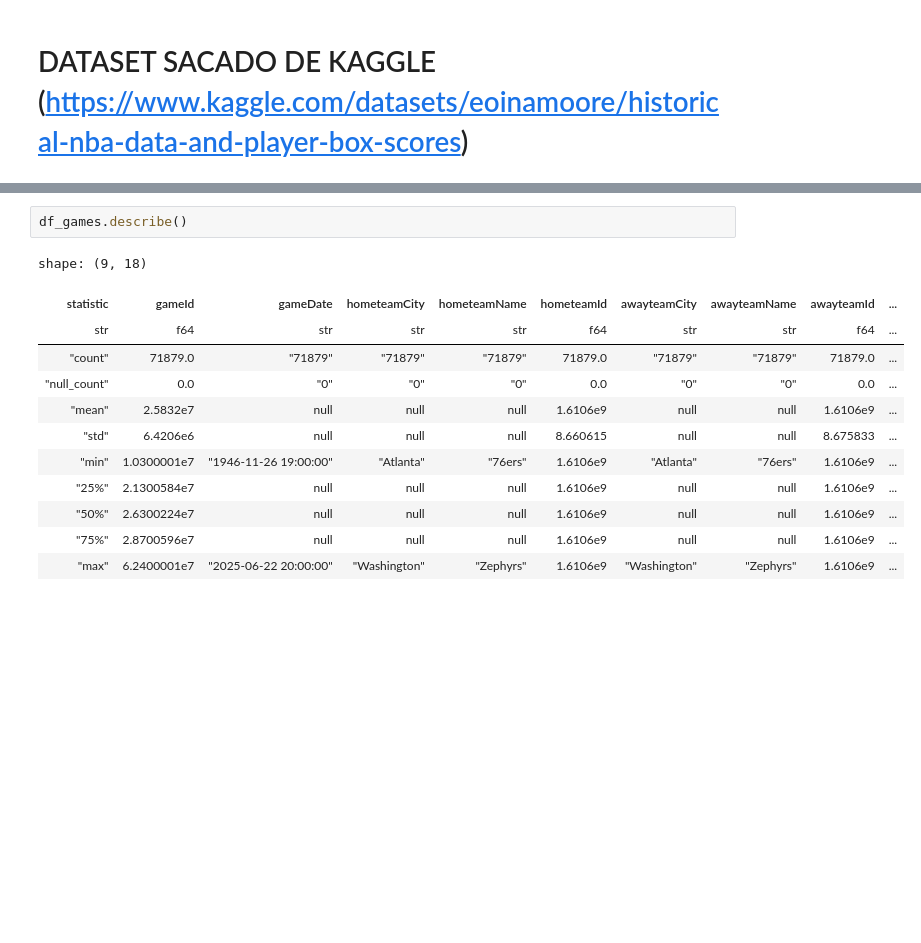
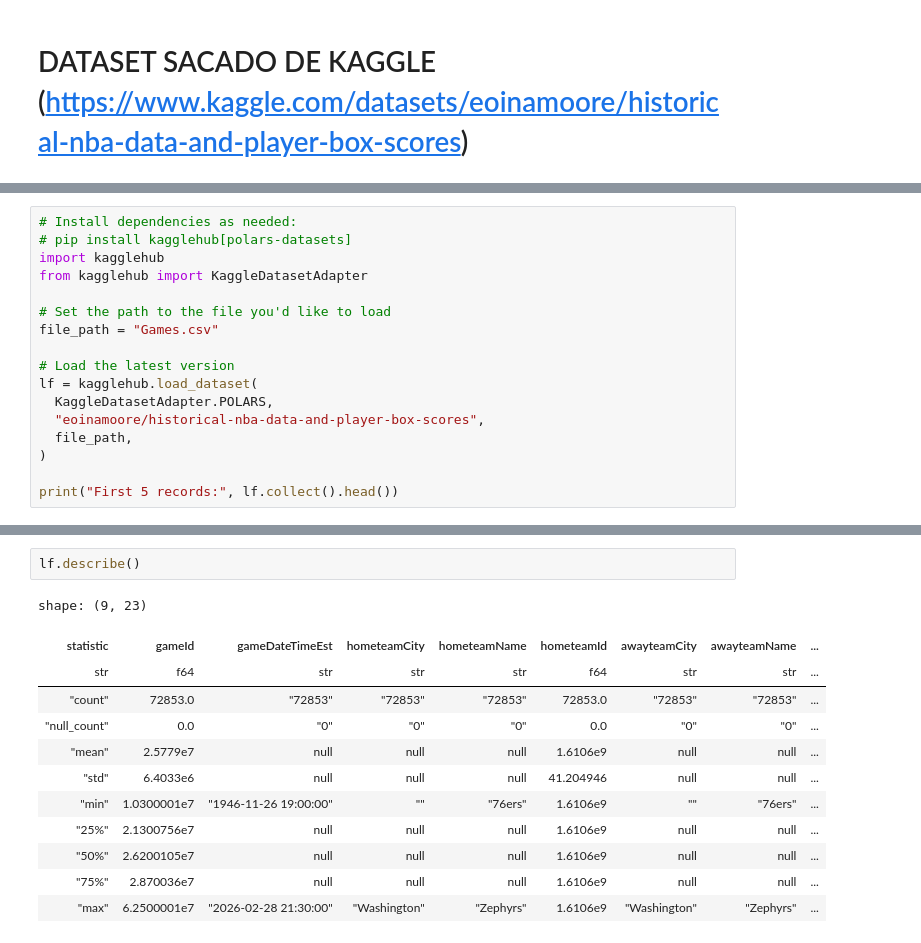
Before and after one commit to mateorzan/polarsNBA, a Jupyter notebook: notebooks/GAMES.ipynb, the cells around one changed output, grey strips where cells are left out. Cells and saved outputs as stored; diff of their text form; blank space fills up the shorter version.

```diff
--- a/notebooks/GAMES.ipynb
+++ b/notebooks/GAMES.ipynb
@@ -81,0 +16,17 @@ Número de filas duplicadas: 0
+# %%
+# Install dependencies as needed:
+# pip install kagglehub[polars-datasets]
+import kagglehub
+from kagglehub import KaggleDatasetAdapter
+
+# Set the path to the file you'd like to load
+file_path = "Games.csv"
+
+# Load the latest version
+lf = kagglehub.load_dataset(
+  KaggleDatasetAdapter.POLARS,
+  "eoinamoore/historical-nba-data-and-player-box-scores",
+  file_path,
+)
+
+print("First 5 records:", lf.collect().head())
@@ -82,15 +90,15 @@ Número de filas duplicadas: 0
 # %%
-df_games.describe()
+lf.describe()
 # %% [output]
-shape: (9, 18)
+shape: (9, 23)
-| statistic | gameId | gameDate | hometeamCity | hometeamName | hometeamId | awayteamCity | awayteamName | awayteamId | ... |
-| str | f64 | str | str | str | f64 | str | str | f64 | ... |
-| "count" | 71879.0 | "71879" | "71879" | "71879" | 71879.0 | "71879" | "71879" | 71879.0 | ... |
-| "null_count" | 0.0 | "0" | "0" | "0" | 0.0 | "0" | "0" | 0.0 | ... |
-| "mean" | 2.5832e7 | null | null | null | 1.6106e9 | null | null | 1.6106e9 | ... |
-| "std" | 6.4206e6 | null | null | null | 8.660615 | null | null | 8.675833 | ... |
-| "min" | 1.0300001e7 | "1946-11-26 19:00:00" | "Atlanta" | "76ers" | 1.6106e9 | "Atlanta" | "76ers" | 1.6106e9 | ... |
-| "25%" | 2.1300584e7 | null | null | null | 1.6106e9 | null | null | 1.6106e9 | ... |
-| "50%" | 2.6300224e7 | null | null | null | 1.6106e9 | null | null | 1.6106e9 | ... |
-| "75%" | 2.8700596e7 | null | null | null | 1.6106e9 | null | null | 1.6106e9 | ... |
-| "max" | 6.2400001e7 | "2025-06-22 20:00:00" | "Washington" | "Zephyrs" | 1.6106e9 | "Washington" | "Zephyrs" | 1.6106e9 | ... |
+| statistic | gameId | gameDateTimeEst | hometeamCity | hometeamName | hometeamId | awayteamCity | awayteamName | ... |
+| str | f64 | str | str | str | f64 | str | str | ... |
+| "count" | 72853.0 | "72853" | "72853" | "72853" | 72853.0 | "72853" | "72853" | ... |
+| "null_count" | 0.0 | "0" | "0" | "0" | 0.0 | "0" | "0" | ... |
+| "mean" | 2.5779e7 | null | null | null | 1.6106e9 | null | null | ... |
+| "std" | 6.4033e6 | null | null | null | 41.204946 | null | null | ... |
+| "min" | 1.0300001e7 | "1946-11-26 19:00:00" | "" | "76ers" | 1.6106e9 | "" | "76ers" | ... |
+| "25%" | 2.1300756e7 | null | null | null | 1.6106e9 | null | null | ... |
+| "50%" | 2.6200105e7 | null | null | null | 1.6106e9 | null | null | ... |
+| "75%" | 2.870036e7 | null | null | null | 1.6106e9 | null | null | ... |
+| "max" | 6.2500001e7 | "2026-02-28 21:30:00" | "Washington" | "Zephyrs" | 1.6106e9 | "Washington" | "Zephyrs" | ... |
```
Also changed, not shown: parts of 20 cells of this notebook, 7 other files.
